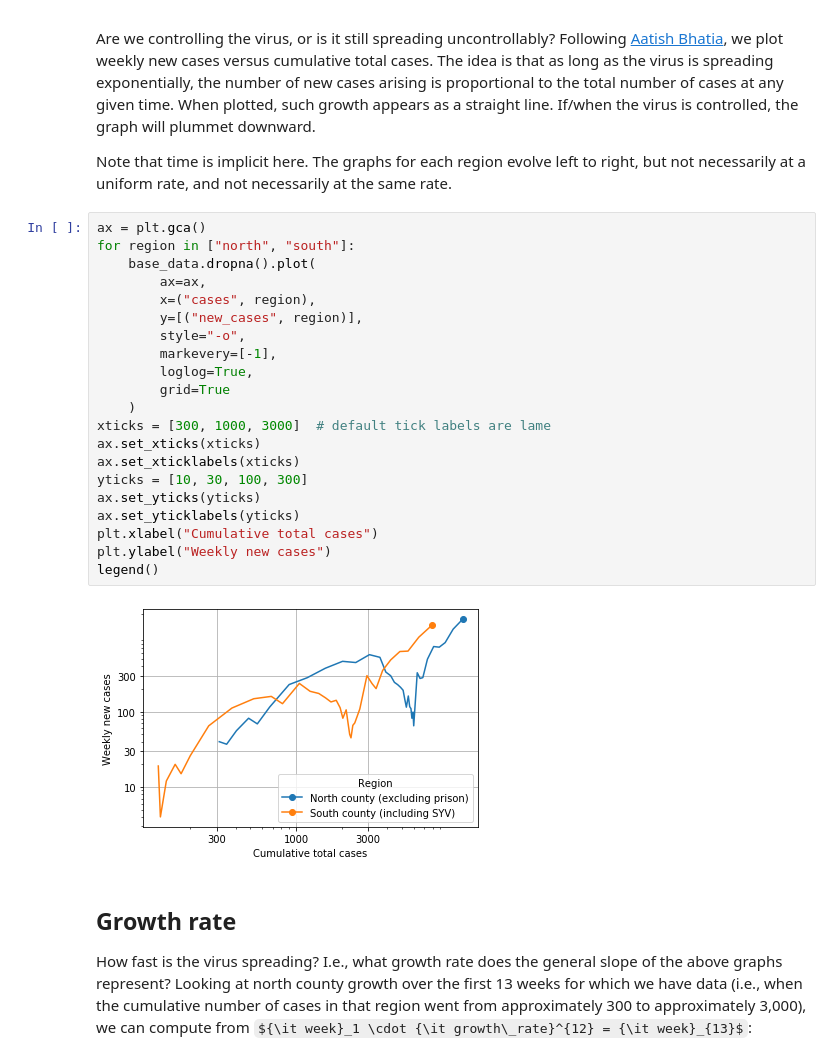
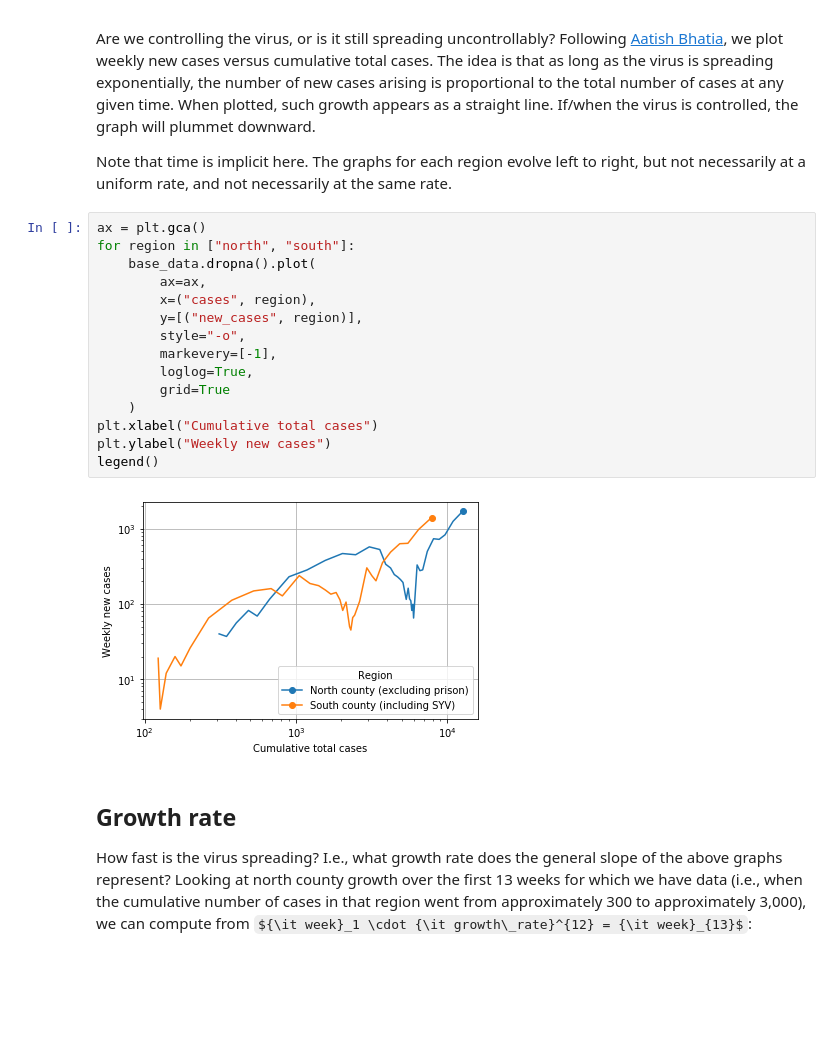
Before and after one commit to gjanee/sb-covid-python, a Jupyter notebook: index.ipynb, the cells around one changed output. Cells and saved outputs as stored; diff of their text form; some formulas as TeX source; blank space fills up the shorter version.

Commit message:
Remove custom tick labels

```diff
--- a/index.ipynb
+++ b/index.ipynb
@@ -136,26 +136,20 @@ Note that time is implicit here.  The graphs for each region evolve left to righ
 # %%
 ax = plt.gca()
 for region in ["north", "south"]:
     base_data.dropna().plot(
         ax=ax,
         x=("cases", region),
         y=[("new_cases", region)],
         style="-o",
         markevery=[-1],
         loglog=True,
         grid=True
     )
-xticks = [300, 1000, 3000]  # default tick labels are lame
-ax.set_xticks(xticks)
-ax.set_xticklabels(xticks)
-yticks = [10, 30, 100, 300]
-ax.set_yticks(yticks)
-ax.set_yticklabels(yticks)
 plt.xlabel("Cumulative total cases")
 plt.ylabel("Weekly new cases")
 legend()
 # %% [output]
-[figure, old version]
+[figure, new version]
 # %% [markdown]
 ## Growth rate
 
```
Also changed, not shown: 1 other file.
